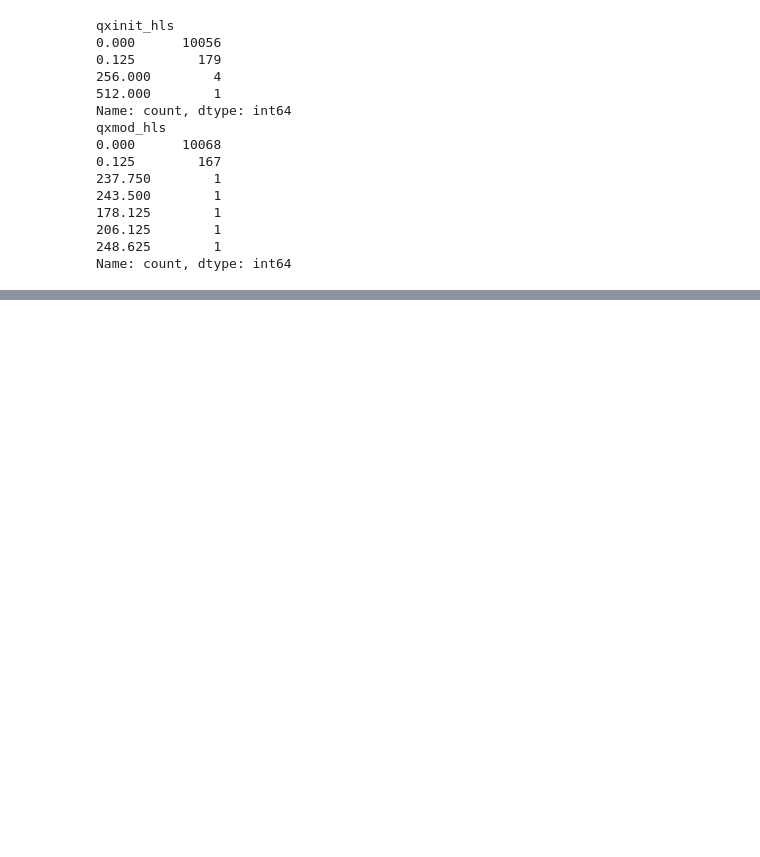
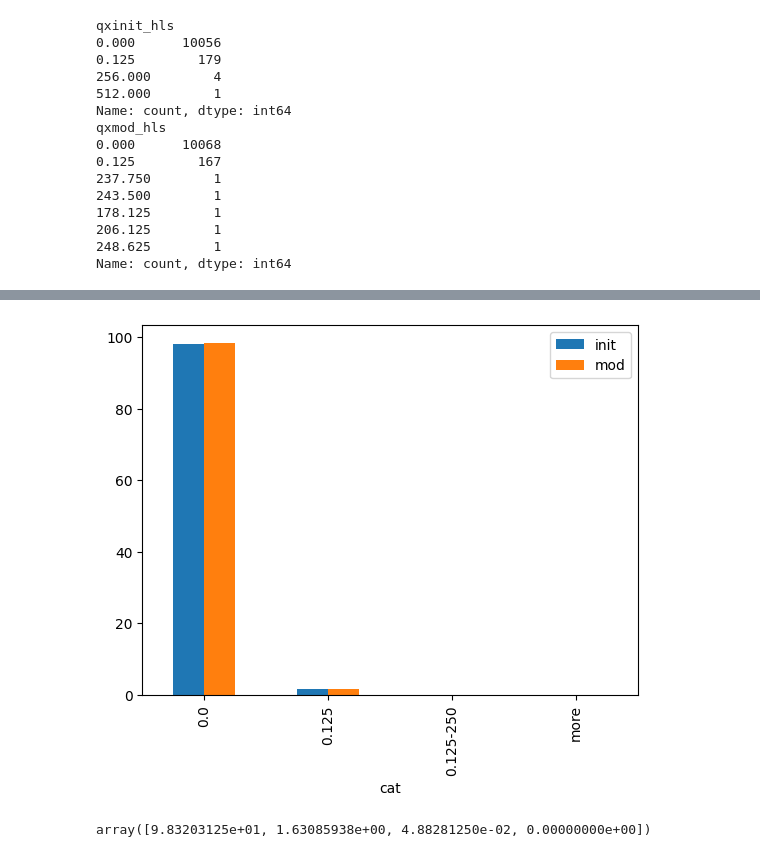
Before and after one commit to pawelsajdak/project_CERN, a Jupyter notebook: book4.ipynb, the cells around one changed output, grey strips where cells are left out. Saved outputs shown, nothing was run; the diff lists cells and outputs as text; code cells hidden in the pictures; blank space fills up the shorter version.

```diff
--- a/book4.ipynb
+++ b/book4.ipynb
@@ -78,0 +128,19 @@ Name: count, dtype: int64
+# %%
+# Categorize differences (deviations from hls preds)
+dfpl['cat'] = dfpl.index.map(lambda x:
+    '0.0' if x==0.0 else(
+        '0.125' if x==0.125 else(
+            '0.125-250' if x<250.0
+            else 'more')
+    )
+)
+
+catdf = dfpl.groupby('cat').sum()
+# %%
+p = catdf.plot.bar()
+# %% [output]
+[figure, added]
+# %%
+catdf.values[:,1]
+# %% [output]
+array([9.83203125e+01, 1.63085938e+00, 4.88281250e-02, 0.00000000e+00])
```
Also changed, not shown: parts of 6 cells of this notebook, 3 other files.
